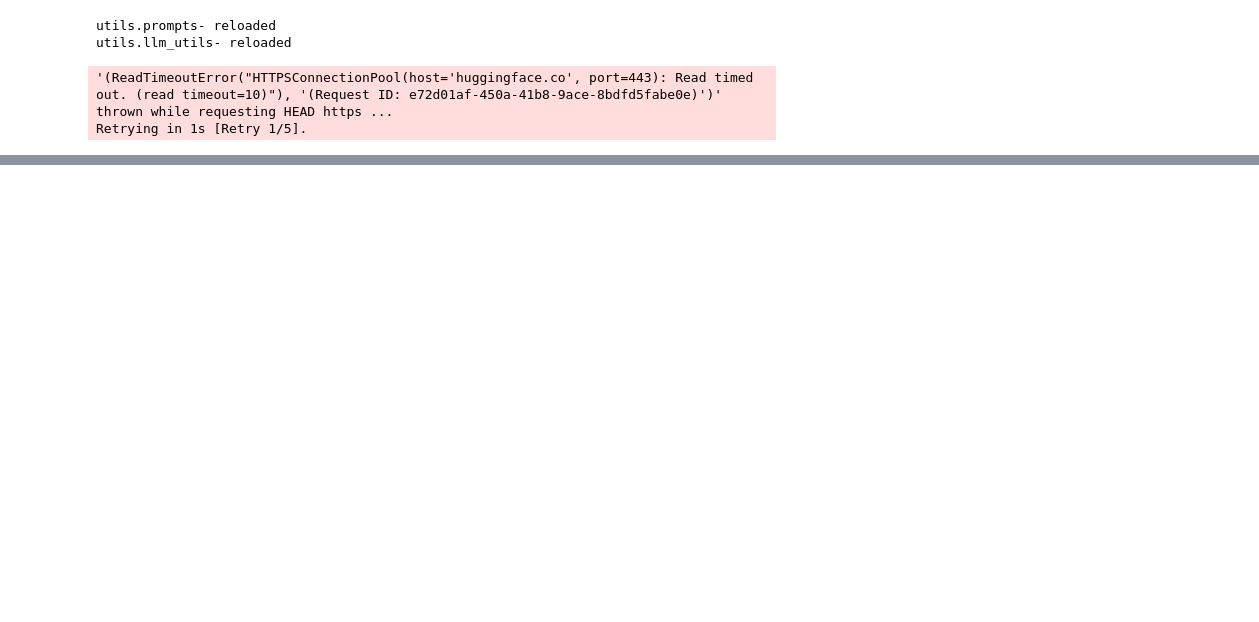
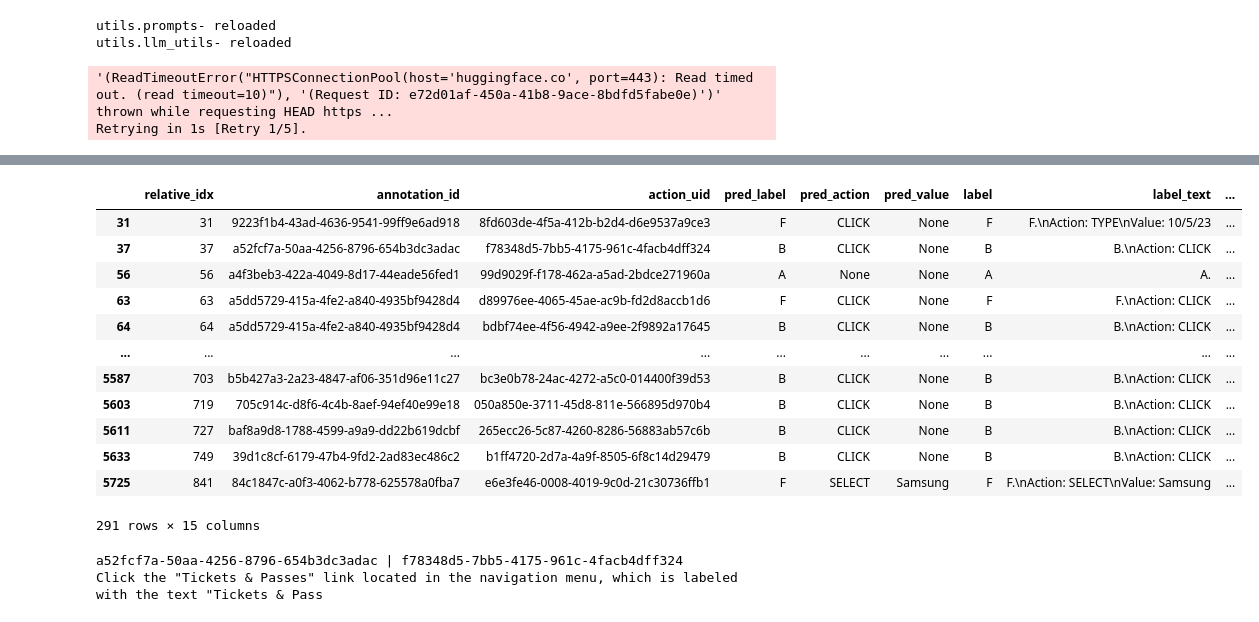
Before and after one commit to amitxy/Robots-That-Ask-For-Help-Over-The-Horizon, a Jupyter notebook: research.ipynb, the cells around one changed output, grey strips where cells are left out. Saved outputs shown, nothing was run; the diff lists cells and outputs as text; code cells hidden in the pictures; blank space fills up the shorter version.

```diff
--- a/research.ipynb
+++ b/research.ipynb
@@ -72,14 +82,9 @@ def get_threshold(scores, alpha: float):
     threshold = sorted_scores[k - 1]
     return threshold
 
-
-cal_df['correct'] = cal_df['pred_label'] == cal_df['label']
-# probability of the true label
-cal_df['true_prob'] = cal_df.apply(lambda row: row['choices_probs'][row['label']] if row['label'] in row['choices_probs'] else 0, axis=1)
-
 # google's nonconformity score
-grouped = cal_df.groupby('annotation_id')
-score_per_group = 1 - grouped['true_prob'].min()
+cal_grouped = cal_df.groupby('annotation_id')
+score_per_group = 1 - cal_grouped['true_prob'].min()
 
 threshold = get_threshold(score_per_group, alpha=0.1)
 
@@ -91,6 +96,13 @@ threshold2 = get_threshold(score_per_group, alpha=0.2)
 utils.plot.nonconformity_histogram(
     score_per_group, threshold, naive_threshold, threshold2, naive_threshold2
 )
+
+cal_grouped_test_split = cal_df.groupby('test_split')
+for split_name, group in cal_grouped_test_split:
+    score_per_group = 1 - group.groupby('annotation_id')['true_prob'].min()
+    threshold = get_threshold(score_per_group, alpha=0.1)
+    naive_threshold = get_threshold(1 - group['true_prob'], alpha=0.1)
+    print(f"Split: {split_name} - Threshold: {threshold:.4f}, Naive Threshold: {naive_threshold:.4f}")
 # %% [output]
 [figure]
 A good predictor should have low non-conformity scores, concentrated at the left side of the figure
@@ -389,0 +267,23 @@ Click the 'Reservations' link located in the top navigation bar.
+# %%
+test_df[(test_df_merged["correct"] == False)&(test_df["correct"] == True)]
+# %% [output]
+|  | relative_idx | annotation_id | action_uid | pred_label | pred_action | pred_value | label | label_text | ... |
+| 31 | 31 | 9223f1b4-43ad-4636-9541-99ff9e6ad918 | 8fd603de-4f5a-412b-b2d4-d6e9537a9ce3 | F | CLICK | None | F | F.\nAction: TYPE\nValue: 10/5/23 | ... |
+| 37 | 37 | a52fcf7a-50aa-4256-8796-654b3dc3adac | f78348d5-7bb5-4175-961c-4facb4dff324 | B | CLICK | None | B | B.\nAction: CLICK | ... |
+| 56 | 56 | a4f3beb3-422a-4049-8d17-44eade56fed1 | 99d9029f-f178-462a-a5ad-2bdce271960a | A | None | None | A | A. | ... |
+| 63 | 63 | a5dd5729-415a-4fe2-a840-4935bf9428d4 | d89976ee-4065-45ae-ac9b-fd2d8accb1d6 | F | CLICK | None | F | F.\nAction: CLICK | ... |
+| 64 | 64 | a5dd5729-415a-4fe2-a840-4935bf9428d4 | bdbf74ee-4f56-4942-a9ee-2f9892a17645 | B | CLICK | None | B | B.\nAction: CLICK | ... |
+| ... | ... | ... | ... | ... | ... | ... | ... | ... | ... |
+| 5587 | 703 | b5b427a3-2a23-4847-af06-351d96e11c27 | bc3e0b78-24ac-4272-a5c0-014400f39d53 | B | CLICK | None | B | B.\nAction: CLICK | ... |
+| 5603 | 719 | 705c914c-d8f6-4c4b-8aef-94ef40e99e18 | 050a850e-3711-45d8-811e-566895d970b4 | B | CLICK | None | B | B.\nAction: CLICK | ... |
+| 5611 | 727 | baf8a9d8-1788-4599-a9a9-dd22b619dcbf | 265ecc26-5c87-4260-8286-56883ab57c6b | B | CLICK | None | B | B.\nAction: CLICK | ... |
+| 5633 | 749 | 39d1c8cf-6179-47b4-9fd2-2ad83ec486c2 | b1ff4720-2d7a-4a9f-8505-6f8c14d29479 | B | CLICK | None | B | B.\nAction: CLICK | ... |
+| 5725 | 841 | 84c1847c-a0f3-4062-b778-625578a0fba7 | e6e3fe46-0008-4019-9c0d-21c30736ffb1 | F | SELECT | Samsung | F | F.\nAction: SELECT\nValue: Samsung | ... |
+291 rows × 15 columns
+# %%
+answer = answer_df.iloc[37]
+print(answer['annotation_id'],'|' ,answer['action_uid'])
+print(answer['oracle_answer'])
+# %% [output]
+a52fcf7a-50aa-4256-8796-654b3dc3adac | f78348d5-7bb5-4175-961c-4facb4dff324
+Click the "Tickets & Passes" link located in the navigation menu, which is labeled with the text "Tickets & Pass
```
Also changed, not shown: parts of 34 cells of this notebook.
